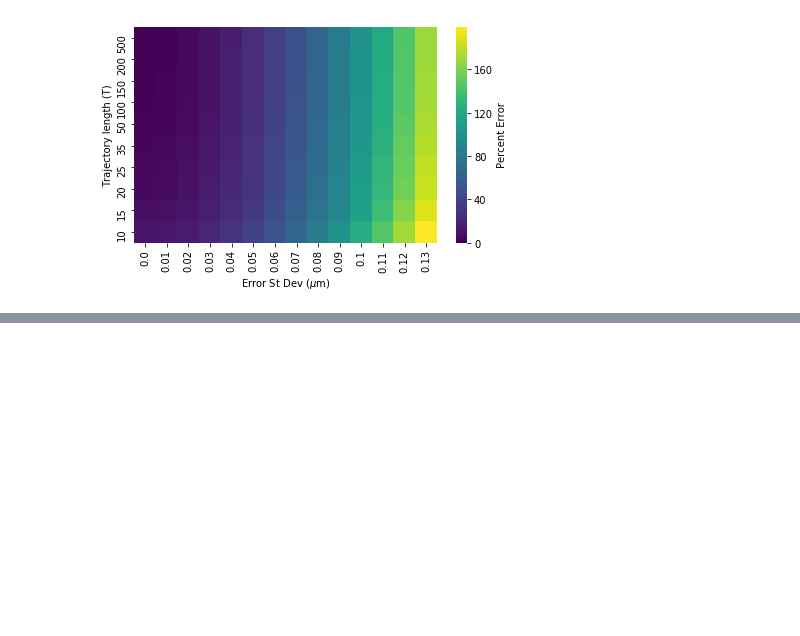
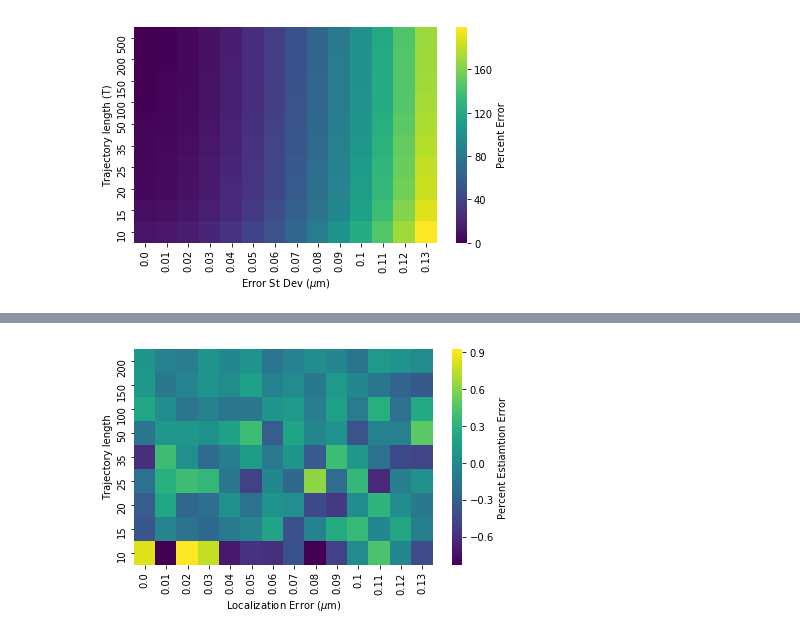
Before and after one commit to AllenCellModeling/diffusive_distinguishability, a Jupyter notebook: diffusive_distinguishability/ndim_diffusion_analysis_tutorial.ipynb, the cells around one changed output, grey strips where cells are left out. Cells and saved outputs as stored; diff of their text form; code cells hidden in the pictures; blank space fills up the shorter version.

```diff
--- a/diffusive_distinguishability/ndim_diffusion_analysis_tutorial.ipynb
+++ b/diffusive_distinguishability/ndim_diffusion_analysis_tutorial.ipynb
@@ -184,0 +215,8 @@ plt.savefig('post_error_DE-2')
+# %%
+sb.heatmap(df2m-df2, cmap='viridis', cbar_kws={'label': 'Percent Estiamtion Error'})
+plt.xlabel(r'Localization Error ($\mu$m)')
+plt.ylabel('Trajectory length')
+plt.gca().invert_yaxis()
+plt.tight_layout()
+# %% [output]
+[figure, added]
```
Also changed, not shown: parts of 8 cells of this notebook.
